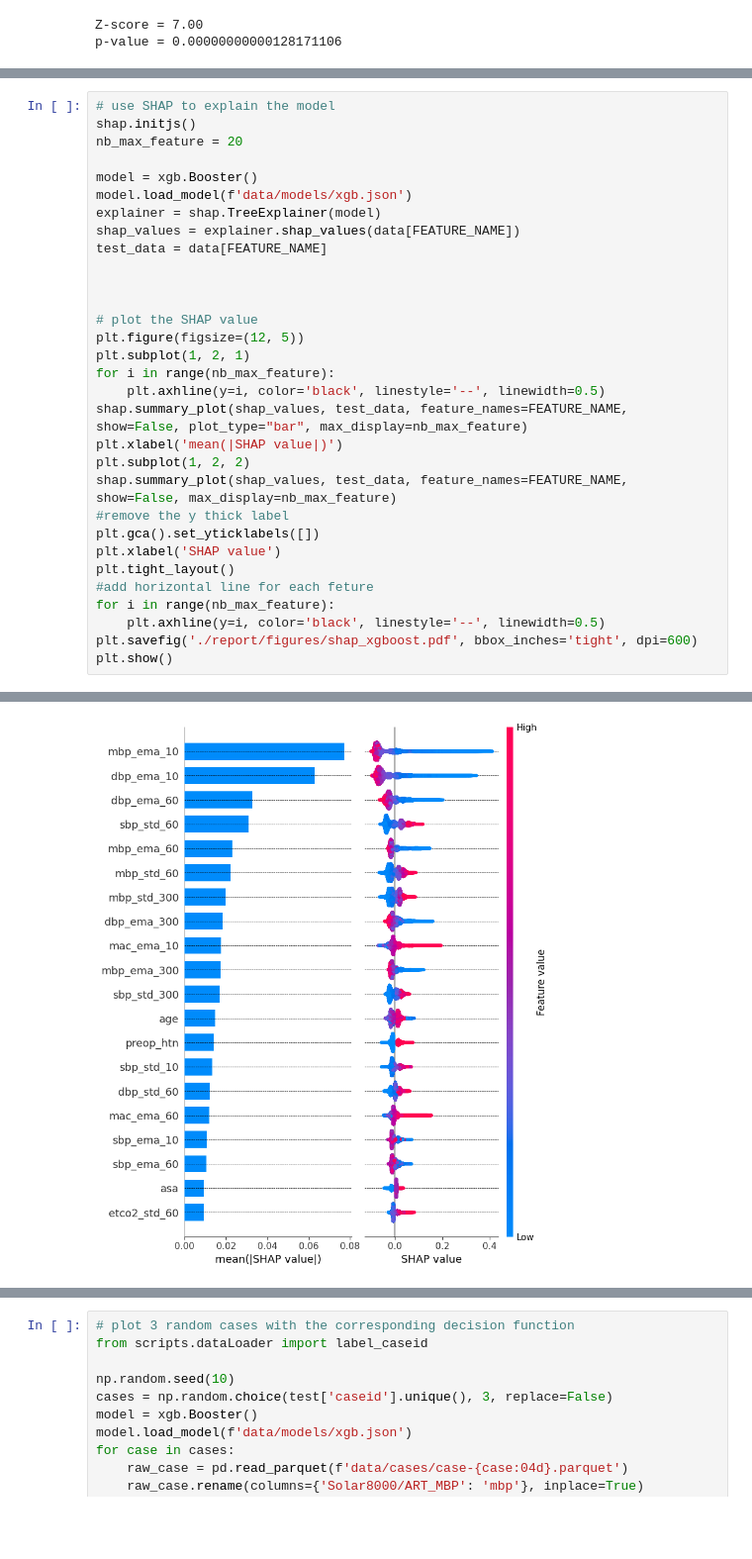
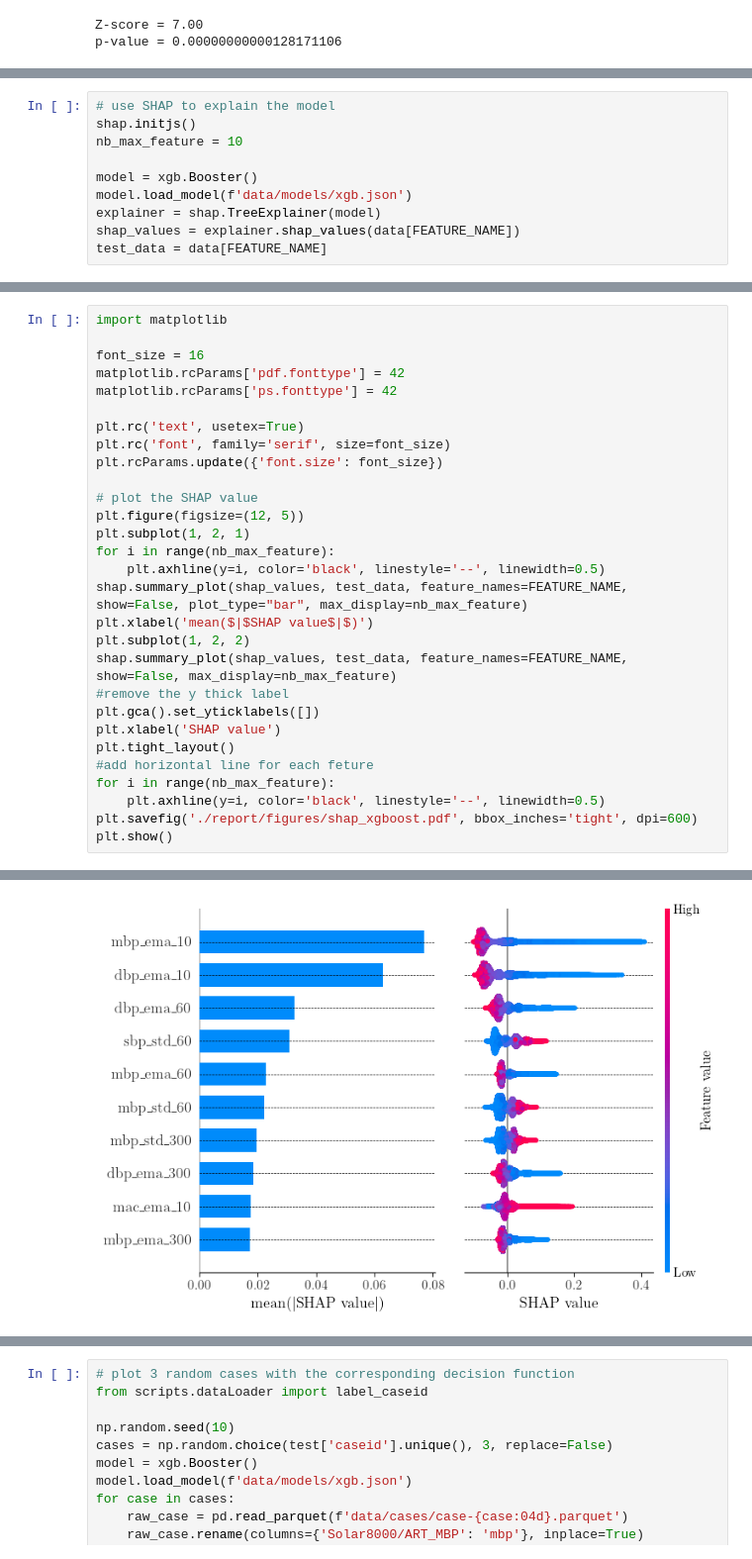
Before and after one commit to BobAubouin/hypotension_pred, a Jupyter notebook: scripts/experiments/xgboost_model.ipynb, the cells around one changed output, grey strips where cells are left out. Shown at 99% size. Cells and saved outputs as stored; diff of their text form; blank space fills up the shorter version.

Commit message:
feat: :art: perform the shap analysis with grouped features

```diff
--- a/scripts/experiments/xgboost_model.ipynb
+++ b/scripts/experiments/xgboost_model.ipynb
@@ -194,0 +189,10 @@ Need to add CV for hyper parameters search?
+# %%
+# use SHAP to explain the model
+shap.initjs()
+nb_max_feature = 10
+
+model = xgb.Booster()
+model.load_model(f'data/models/xgb.json')
+explainer = shap.TreeExplainer(model)
+shap_values = explainer.shap_values(data[FEATURE_NAME])
+test_data = data[FEATURE_NAME]
@@ -195,15 +203,13 @@ Need to add CV for hyper parameters search?
 # %%
-# use SHAP to explain the model
-shap.initjs()
-nb_max_feature = 20
+import matplotlib
 
-model = xgb.Booster()
-model.load_model(f'data/models/xgb.json')
-explainer = shap.TreeExplainer(model)
-shap_values = explainer.shap_values(data[FEATURE_NAME])
-test_data = data[FEATURE_NAME]
+font_size = 16
+matplotlib.rcParams['pdf.fonttype'] = 42
+matplotlib.rcParams['ps.fonttype'] = 42
 
-
+plt.rc('text', usetex=True)
+plt.rc('font', family='serif', size=font_size)
+plt.rcParams.update({'font.size': font_size})
 
 # plot the SHAP value
 plt.figure(figsize=(12, 5))
@@ -211,7 +217,7 @@ plt.subplot(1, 2, 1)
 for i in range(nb_max_feature):
     plt.axhline(y=i, color='black', linestyle='--', linewidth=0.5)
 shap.summary_plot(shap_values, test_data, feature_names=FEATURE_NAME, show=False, plot_type="bar", max_display=nb_max_feature)
-plt.xlabel('mean(|SHAP value|)')
+plt.xlabel('mean($|$SHAP value$|$)')
 plt.subplot(1, 2, 2)
 shap.summary_plot(shap_values, test_data, feature_names=FEATURE_NAME, show=False, max_display=nb_max_feature)
 #remove the y thick label
@@ -228 +233 @@ plt.show()
-[figure, old version]
+[figure, new version]
```
Also changed, not shown: parts of 5 cells of this notebook.
